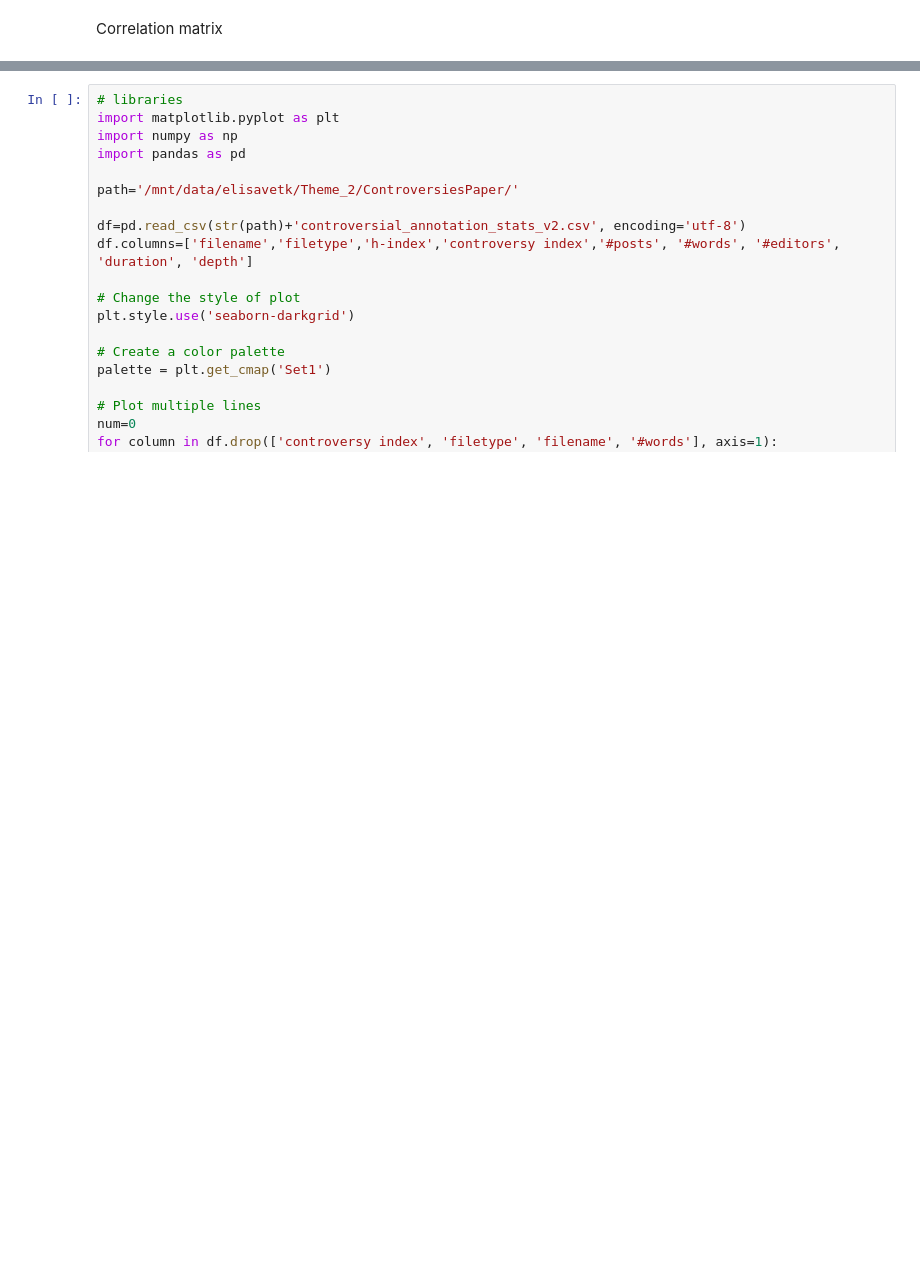
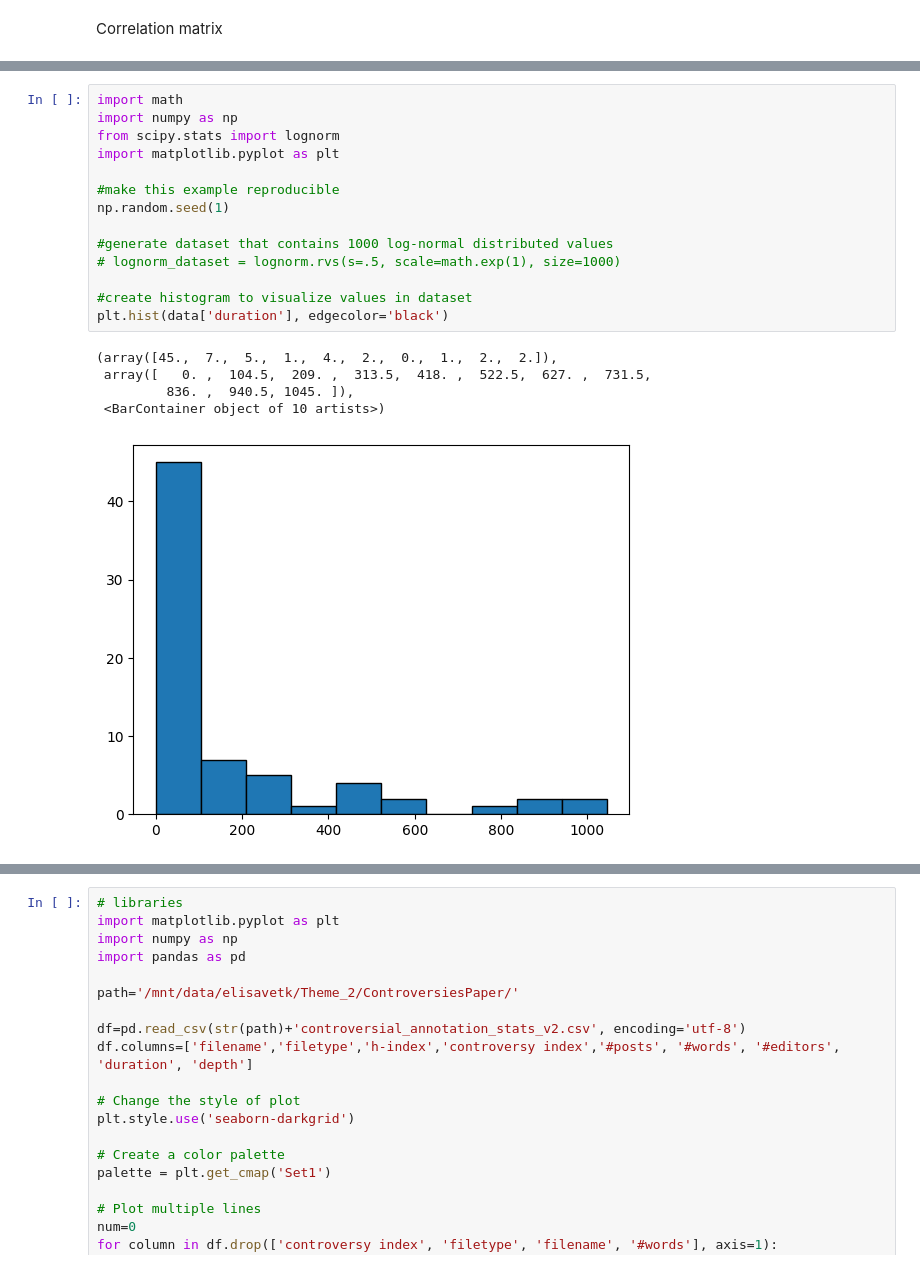
Before and after one commit to ElisavetK/Wikidata_disagreements, a Jupyter notebook: radia_graph.ipynb, the cells around one changed output, grey strips where cells are left out. Saved outputs shown, nothing was run; the diff lists cells and outputs as text; blank space fills up the shorter version.

```diff
--- a/radia_graph.ipynb
+++ b/radia_graph.ipynb
@@ -548,0 +566,20 @@ corrM
+# %%
+import math
+import numpy as np
+from scipy.stats import lognorm
+import matplotlib.pyplot as plt
+
+#make this example reproducible
+np.random.seed(1)
+
+#generate dataset that contains 1000 log-normal distributed values
+# lognorm_dataset = lognorm.rvs(s=.5, scale=math.exp(1), size=1000)
+
+#create histogram to visualize values in dataset
+plt.hist(data['duration'], edgecolor='black')
+# %% [output]
+(array([45.,  7.,  5.,  1.,  4.,  2.,  0.,  1.,  2.,  2.]),
+ array([   0. ,  104.5,  209. ,  313.5,  418. ,  522.5,  627. ,  731.5,
+         836. ,  940.5, 1045. ]),
+ <BarContainer object of 10 artists>)
+[figure, added]
```
Also changed, not shown: parts of 4 cells of this notebook, 1 other file.
